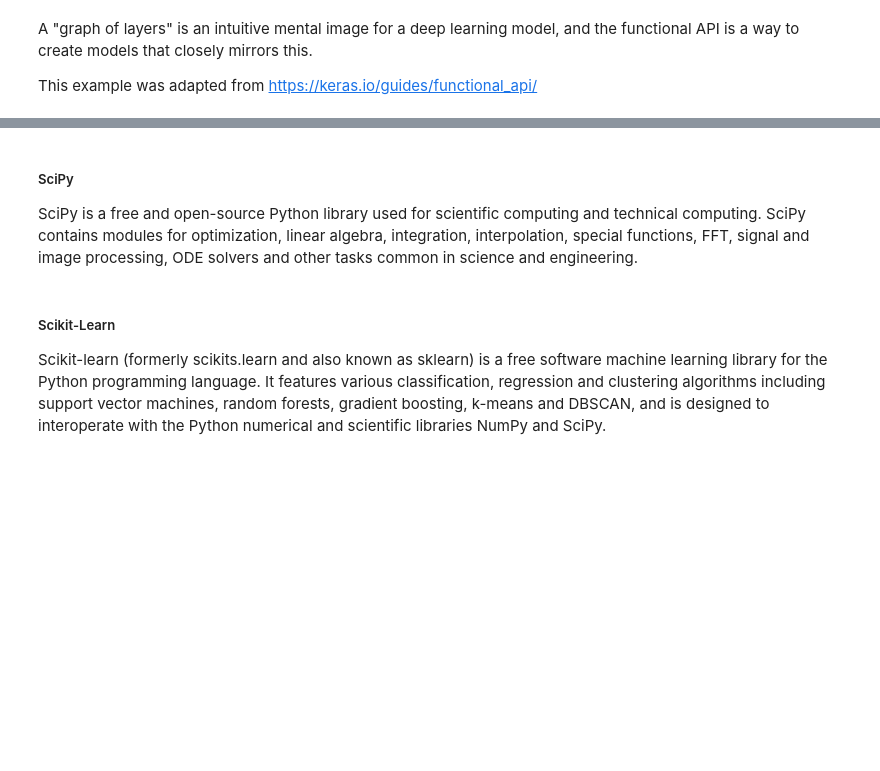
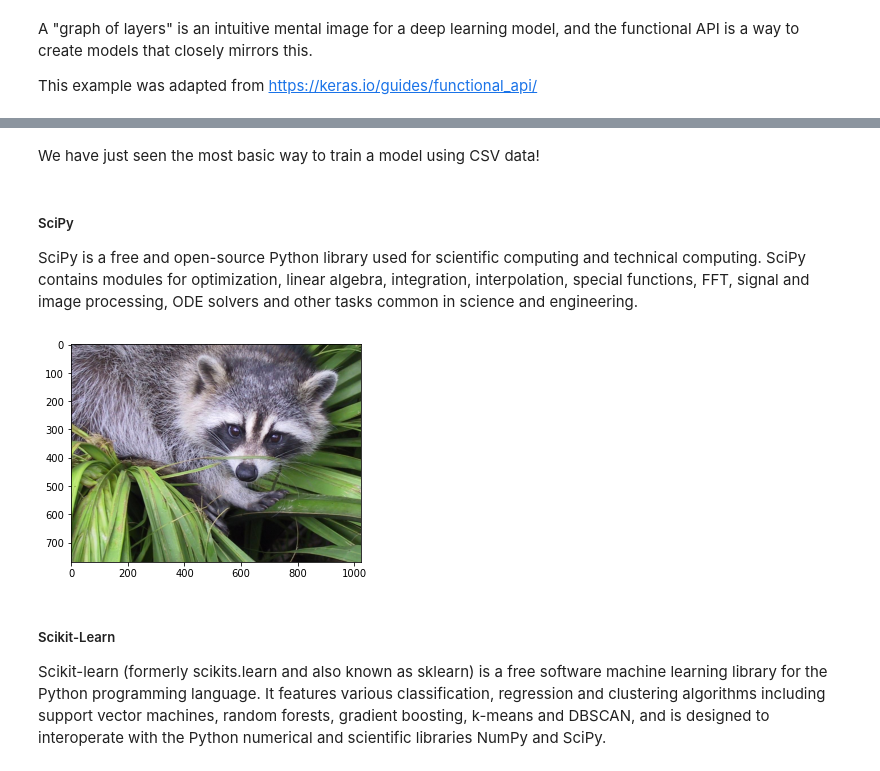
Before and after one commit to ChristineWasike/AI_Assignment1, a Jupyter notebook: Assignment #1.ipynb, the cells around one changed output, grey strips where cells are left out. Saved outputs shown, nothing was run; the diff lists cells and outputs as text; code cells hidden in the pictures; blank space fills up the shorter version.

```diff
--- a/Assignment #1.ipynb
+++ b/Assignment #1.ipynb
@@ -506,7 +485,17 @@ This example was adapted from https://keras.io/guides/functional_api/
+# %% [markdown]
+We have just seen the most basic way to train a model using CSV data!
 # %% [markdown]
 ##### SciPy
 
 SciPy is a free and open-source Python library used for scientific computing and technical computing. SciPy contains modules for optimization, linear algebra, integration, interpolation, special functions, FFT, signal and image processing, ODE solvers and other tasks common in science and engineering.
+# %%
+from scipy import misc
+
+face = misc.face()
+plt.imshow(face)
+plt.show()
+# %% [output]
+[figure, added]
 # %% [markdown]
 ##### Scikit-Learn
 
```
Also changed, not shown: parts of 74 cells of this notebook.
